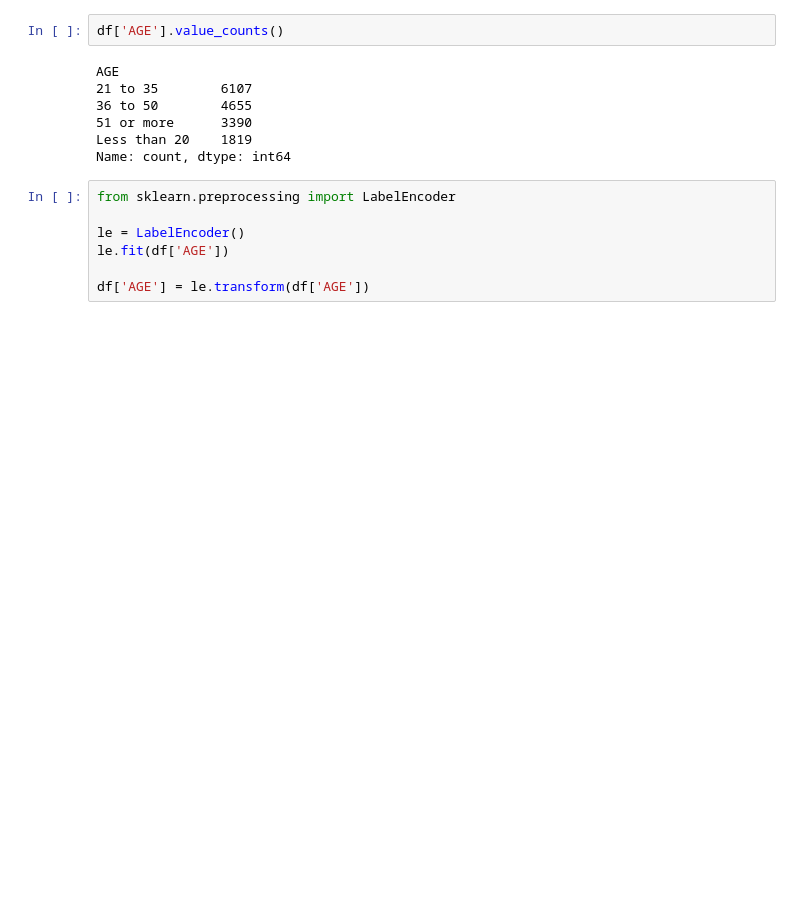
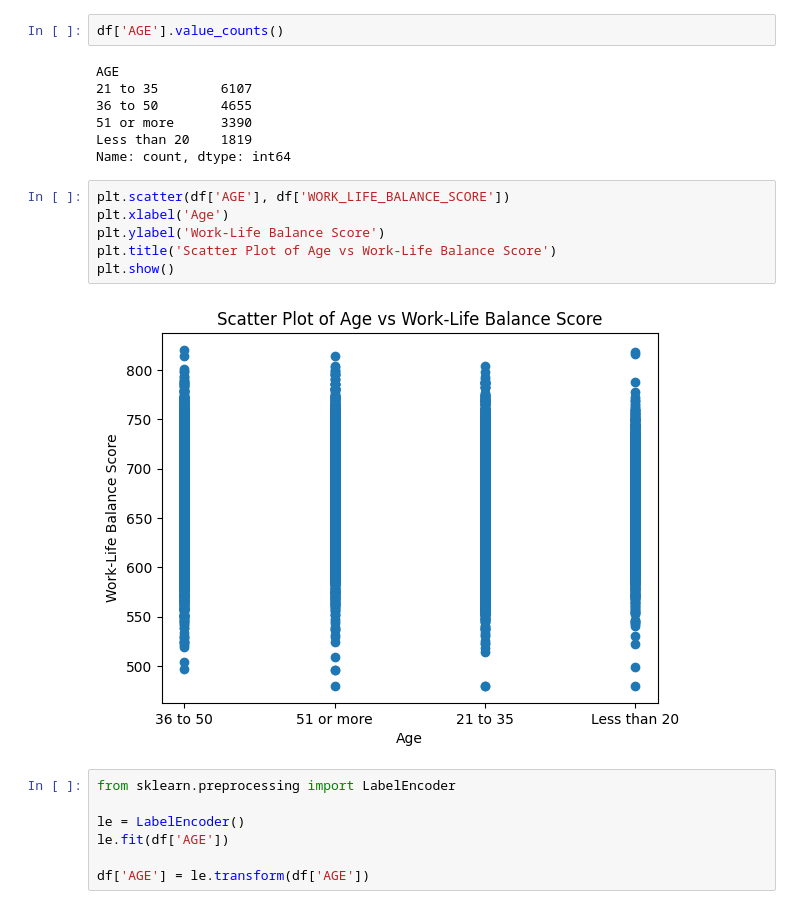
Before and after one commit to Sajidha777/health-wellbeing-analytics, a Jupyter notebook: model.ipynb, the cells around one changed output. Cells and saved outputs as stored; diff of their text form; blank space fills up the shorter version.

```diff
--- a/model.ipynb
+++ b/model.ipynb
@@ -122,6 +122,14 @@ AGE
 51 or more      3390
 Less than 20    1819
 Name: count, dtype: int64
+# %%
+plt.scatter(df['AGE'], df['WORK_LIFE_BALANCE_SCORE'])
+plt.xlabel('Age')
+plt.ylabel('Work-Life Balance Score')
+plt.title('Scatter Plot of Age vs Work-Life Balance Score')
+plt.show()
+# %% [output]
+[figure, added]
 # %%
 from sklearn.preprocessing import LabelEncoder
 
```
Also changed, not shown: parts of 12 cells of this notebook.
